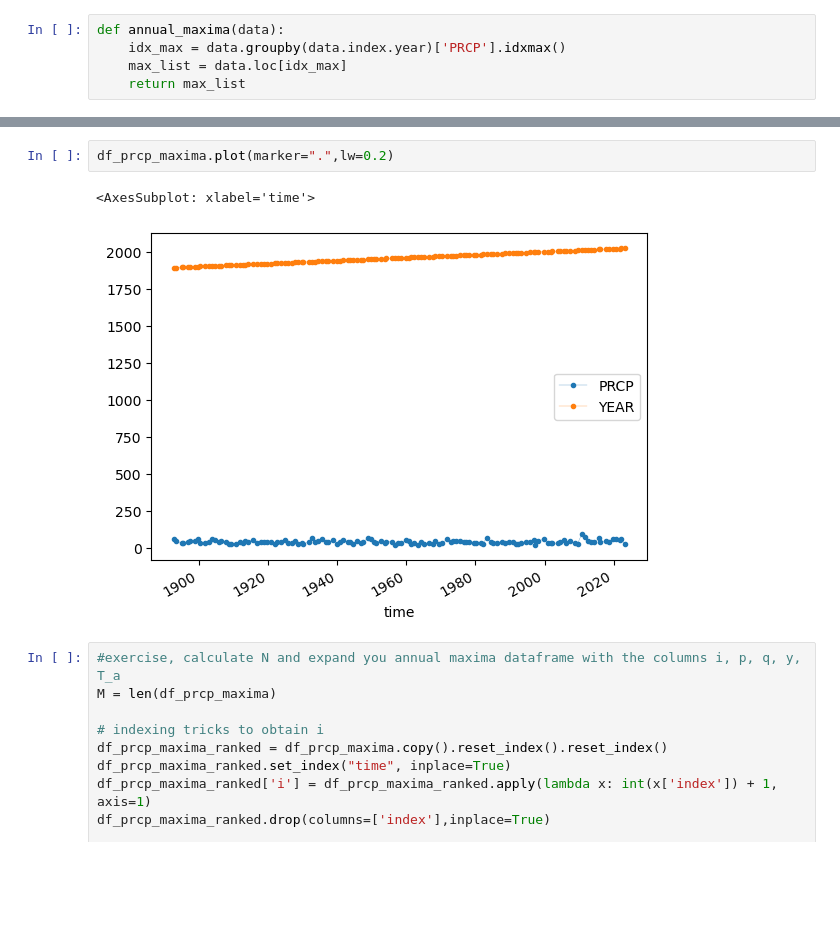
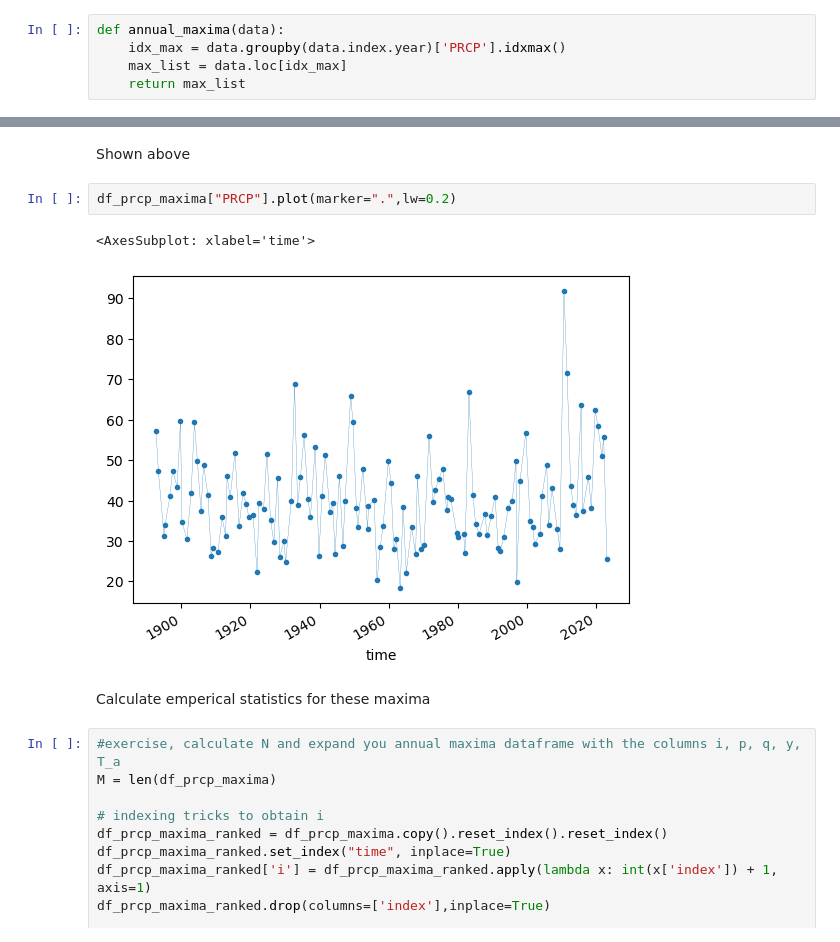
Before and after one commit to Daafip/ENVM1502-Catchment-model, a Jupyter notebook: Python files/1.2.Extreme_value_analysis.ipynb, the cells around one changed output, grey strips where cells are left out. Saved outputs shown, nothing was run; the diff lists cells and outputs as text; blank space fills up the shorter version.

```diff
--- a/Python files/1.1.Extreme_value_analysis.ipynb
+++ b/Python files/1.2.Extreme_value_analysis.ipynb
@@ -53,8 +57,12 @@ df_prcp_maxima.head()
+# %% [markdown]
+Shown above
 # %%
-df_prcp_maxima.plot(marker=".",lw=0.2)
+df_prcp_maxima["PRCP"].plot(marker=".",lw=0.2)
 # %% [output]
 <AxesSubplot: xlabel='time'>
-[figure, old version]
+[figure, new version]
+# %% [markdown]
+Calculate emperical statistics for these maxima
 # %%
 #exercise, calculate N and expand you annual maxima dataframe with the columns i, p, q, y, T_a
 M = len(df_prcp_maxima)
```
Also changed, not shown: parts of 18 cells of this notebook, 8 other files.
